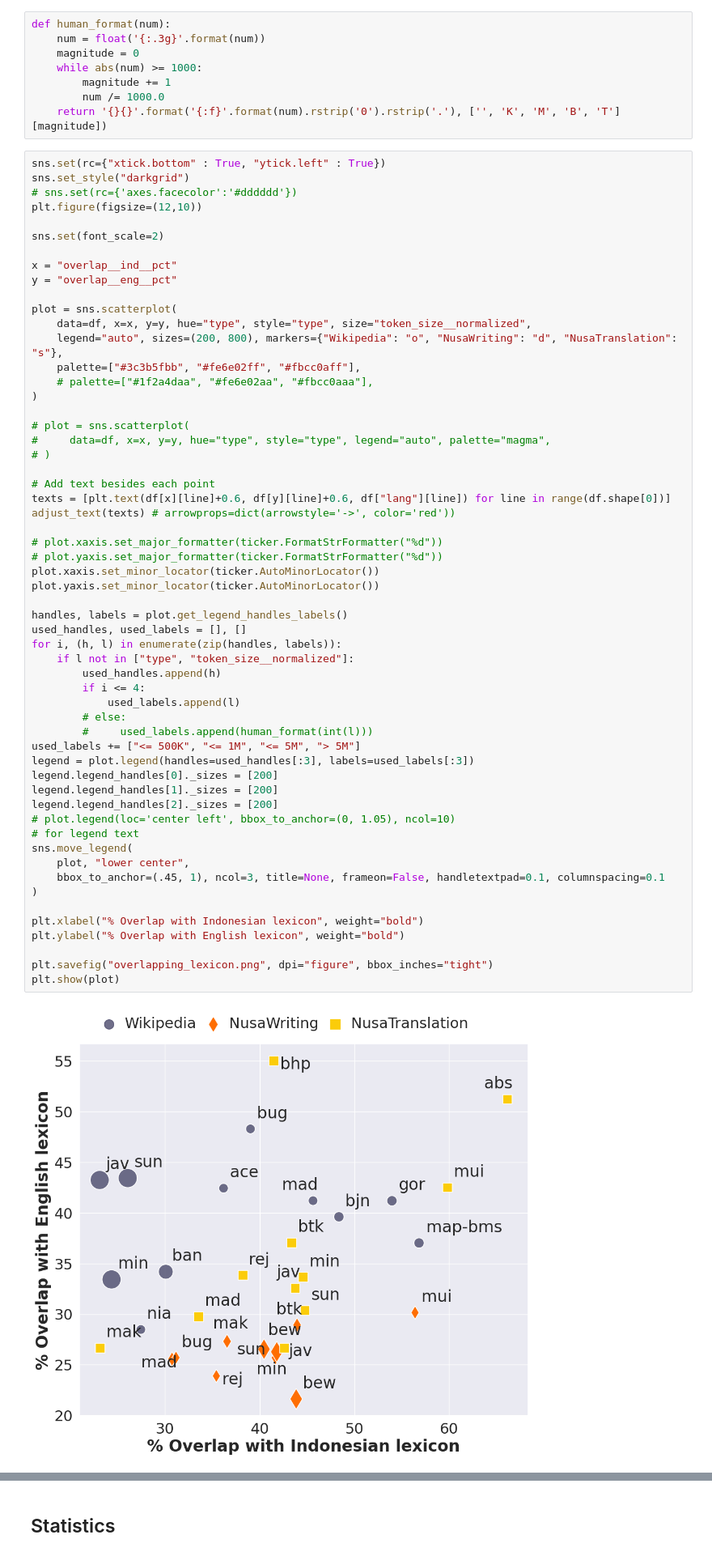
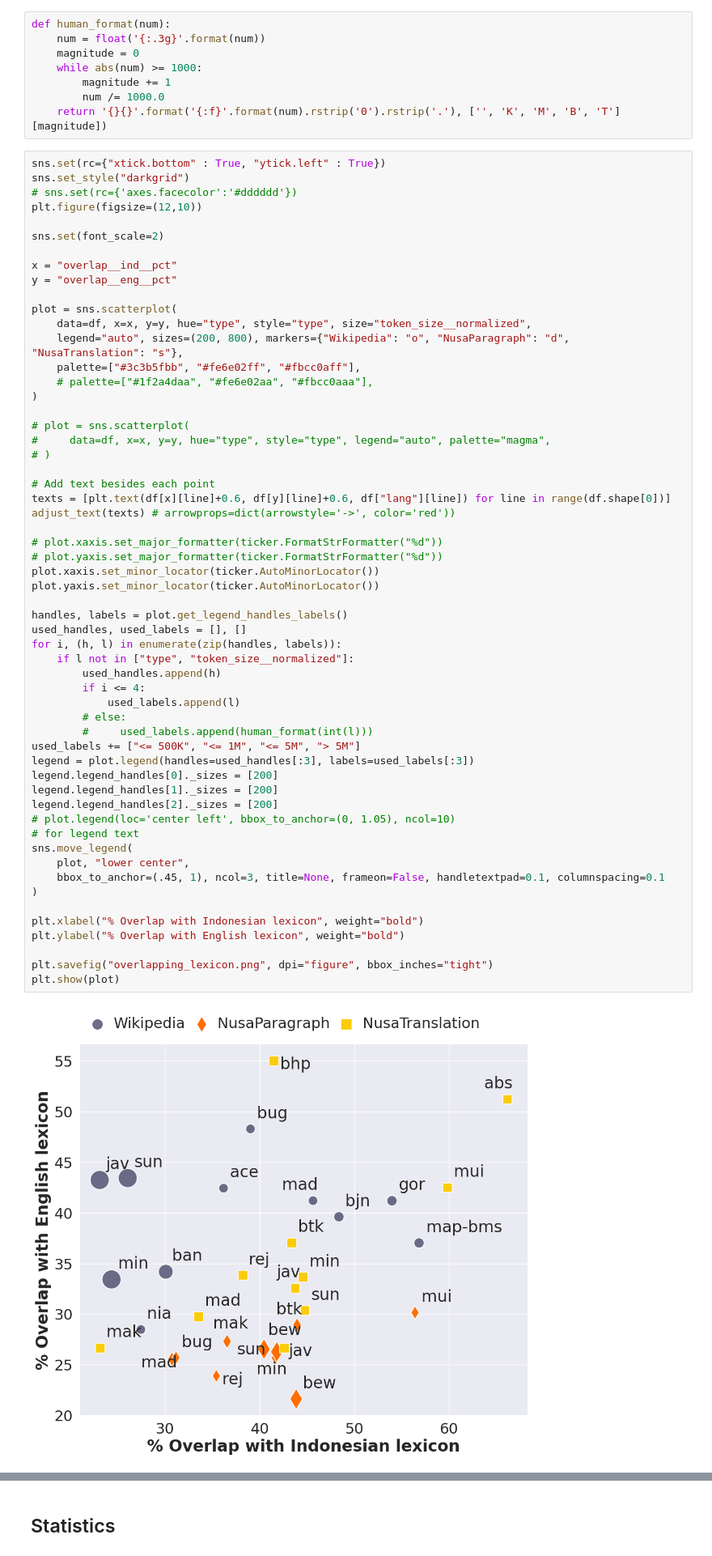
Before and after one commit to IndoNLP/nusa-writes, a Jupyter notebook: viz/overlap-viz.ipynb, the cells around one changed output, grey strips where cells are left out. Shown at 81% size. Cells and saved outputs as stored; diff of their text form.

Commit message:
Add visualizations

```diff
--- a/viz/overlap-viz.ipynb
+++ b/viz/overlap-viz.ipynb
@@ -47,7 +47,7 @@ y = "overlap__eng__pct"
 
 plot = sns.scatterplot(
     data=df, x=x, y=y, hue="type", style="type", size="token_size__normalized",
-    legend="auto", sizes=(200, 800), markers={"Wikipedia": "o", "NusaWriting": "d", "NusaTranslation": "s"},
+    legend="auto", sizes=(200, 800), markers={"Wikipedia": "o", "NusaParagraph": "d", "NusaTranslation": "s"},
     palette=["#3c3b5fbb", "#fe6e02ff", "#fbcc0aff"],
     # palette=["#1f2a4daa", "#fe6e02aa", "#fbcc0aaa"],
 )
@@ -65,34 +65,34 @@ adjust_text(texts) # arrowprops=dict(arrowstyle='->', color='red'))
 plot.xaxis.set_minor_locator(ticker.AutoMinorLocator())
 plot.yaxis.set_minor_locator(ticker.AutoMinorLocator())
 
 handles, labels = plot.get_legend_handles_labels()
 used_handles, used_labels = [], []
 for i, (h, l) in enumerate(zip(handles, labels)):
     if l not in ["type", "token_size__normalized"]:
         used_handles.append(h)
         if i <= 4:
             used_labels.append(l)
         # else:
         #     used_labels.append(human_format(int(l)))
 used_labels += ["<= 500K", "<= 1M", "<= 5M", "> 5M"]
 legend = plot.legend(handles=used_handles[:3], labels=used_labels[:3])
 legend.legend_handles[0]._sizes = [200]
 legend.legend_handles[1]._sizes = [200]
 legend.legend_handles[2]._sizes = [200]
 # plot.legend(loc='center left', bbox_to_anchor=(0, 1.05), ncol=10)
 # for legend text
 sns.move_legend(
     plot, "lower center",
     bbox_to_anchor=(.45, 1), ncol=3, title=None, frameon=False, handletextpad=0.1, columnspacing=0.1
 )
 
 plt.xlabel("% Overlap with Indonesian lexicon", weight="bold")
 plt.ylabel("% Overlap with English lexicon", weight="bold")
 
 plt.savefig("overlapping_lexicon.png", dpi="figure", bbox_inches="tight")
 plt.show(plot)
 # %% [output]
-[figure, old version]
+[figure, new version]
 # %%
 import plotly
 import plotly.express as px
```
Also changed, not shown: parts of 12 cells of this notebook, 7 other files.
